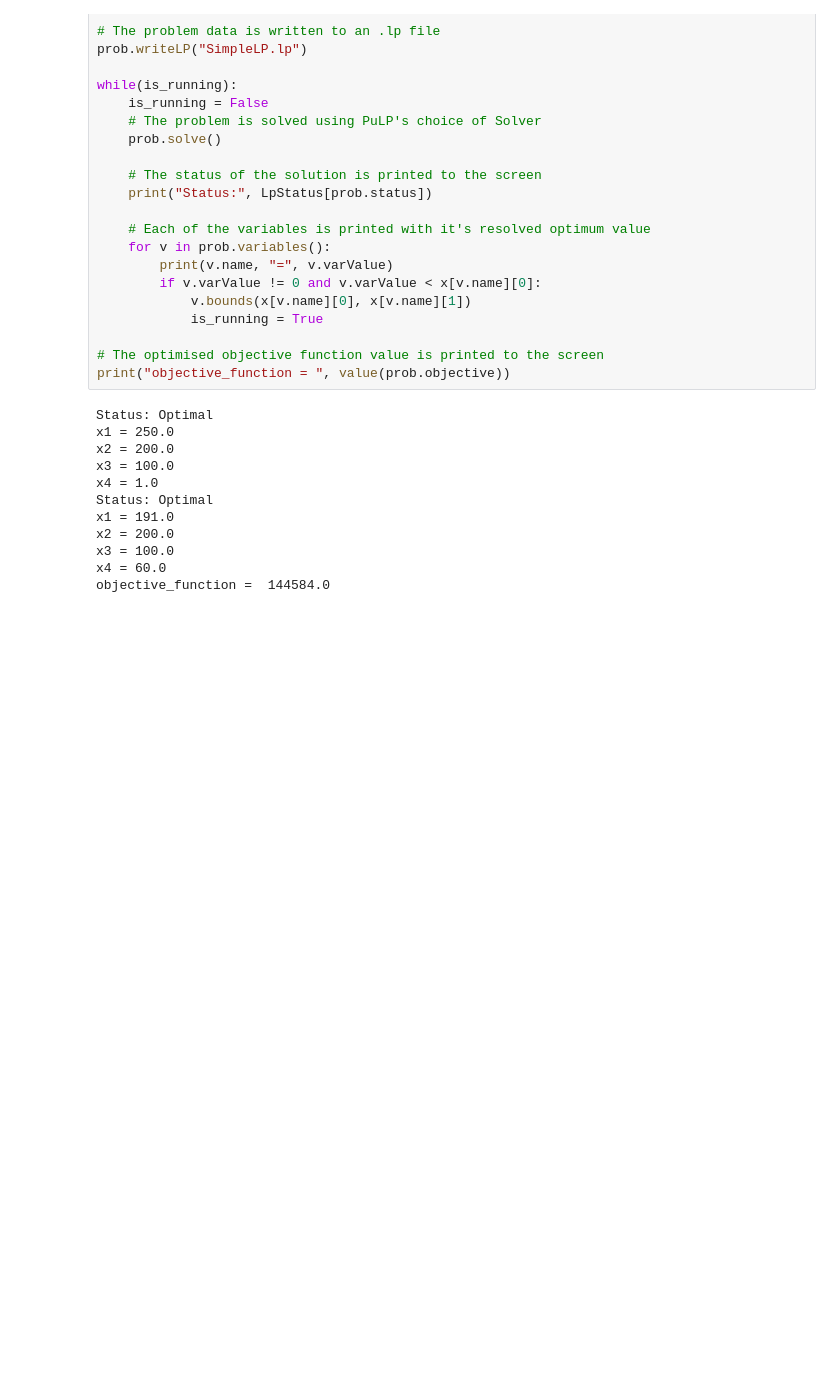
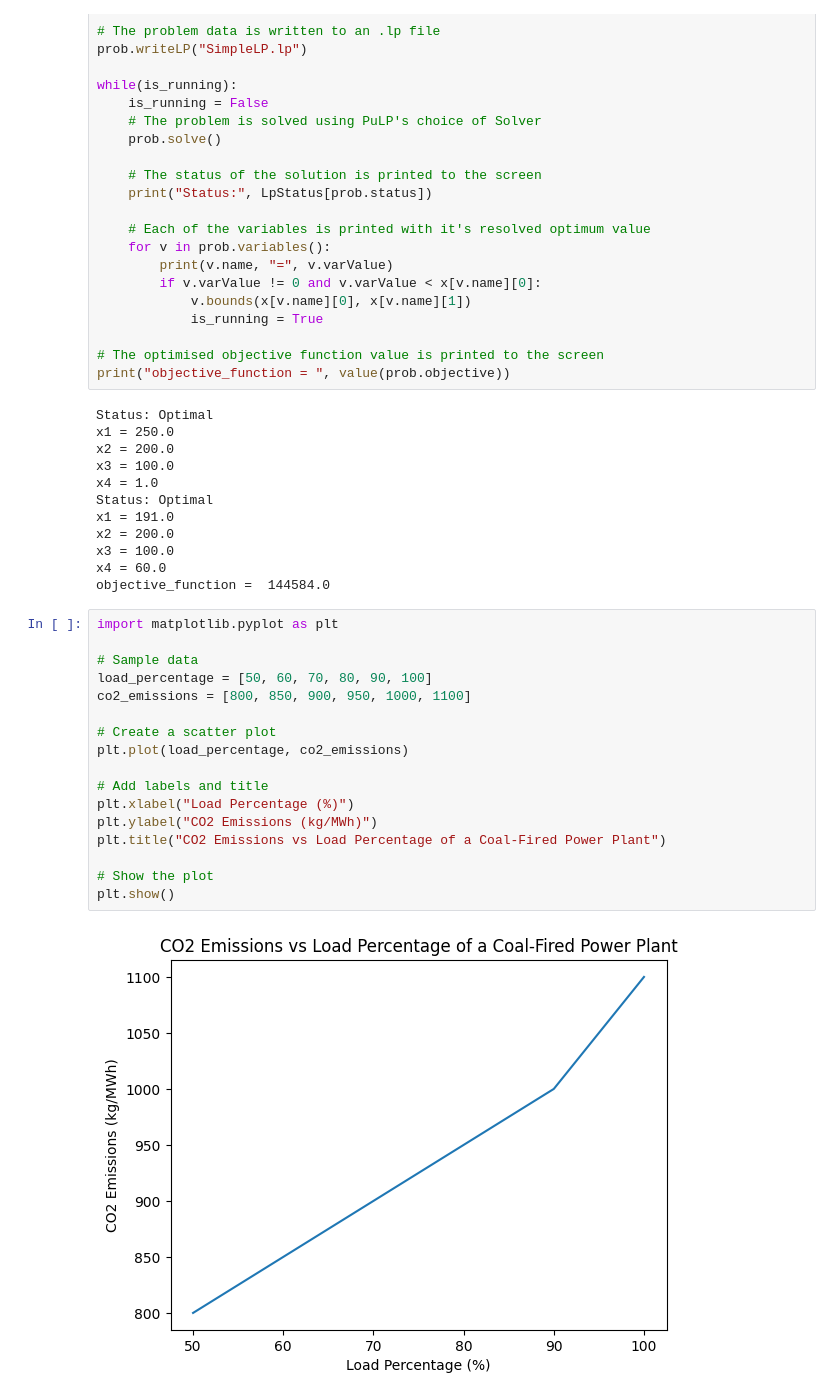
Before and after one commit to Djordje99/ISIS_Load_Prediction, a Jupyter notebook: test.ipynb, the cells around one changed output. Cells and saved outputs as stored; diff of their text form; blank space fills up the shorter version.

Commit message:
Added co2 cost graph

```diff
--- a/test.ipynb
+++ b/test.ipynb
@@ -81,3 +81,22 @@ x2 = 200.0
 x3 = 100.0
 x4 = 60.0
 objective_function =  144584.0
+# %%
+import matplotlib.pyplot as plt
+
+# Sample data
+load_percentage = [50, 60, 70, 80, 90, 100]
+co2_emissions = [800, 850, 900, 950, 1000, 1100]
+
+# Create a scatter plot
+plt.plot(load_percentage, co2_emissions)
+
+# Add labels and title
+plt.xlabel("Load Percentage (%)")
+plt.ylabel("CO2 Emissions (kg/MWh)")
+plt.title("CO2 Emissions vs Load Percentage of a Coal-Fired Power Plant")
+
+# Show the plot
+plt.show()
+# %% [output]
+[figure, added]
```
Also changed, not shown: 5 other files.
